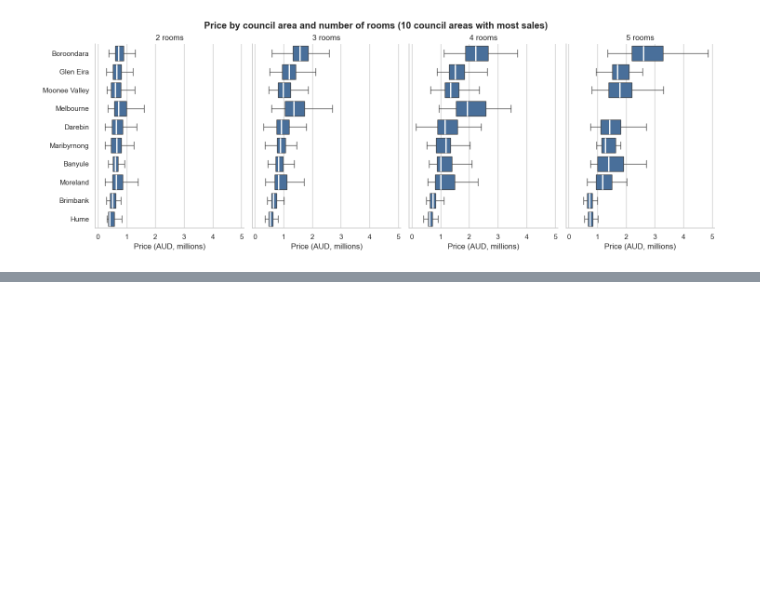
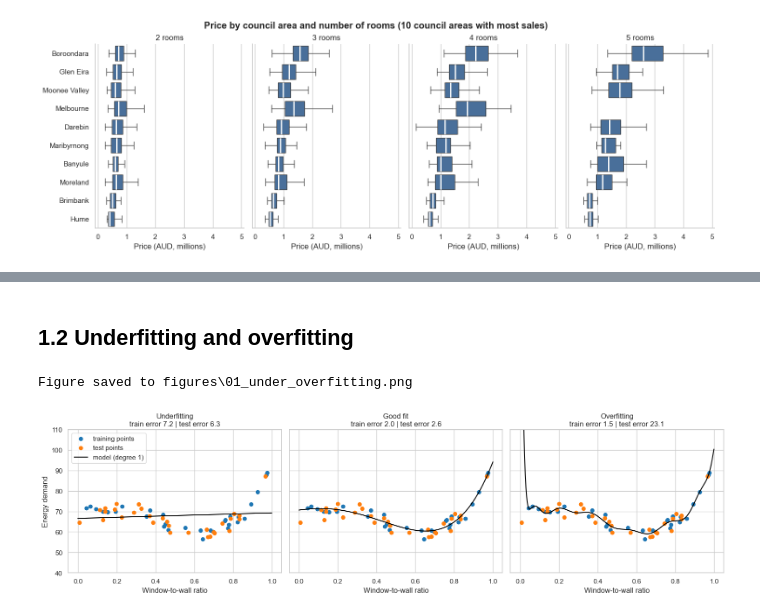
Before and after one commit to SindhujaDavuluri-IAAC/5-day1-assignment, a Jupyter notebook: Mel_data_cleaning_and_EDA_5.ipynb, the cells around one changed output, grey strips where cells are left out. Cells and saved outputs as stored; diff of their text form; code cells hidden in the pictures; blank space fills up the shorter version.

Commit message:
Second part of the 2Day, ready. Training the models

```diff
--- a/Mel_data_cleaning_and_EDA_5.ipynb
+++ b/Mel_data_cleaning_and_EDA_5.ipynb
@@ -1404,0 +1447,68 @@ Figure saved to figures\17_multivariate_price_rooms_by_council.png
+# %% [markdown]
+## 1.2 Underfitting and overfitting
+# %%
+# ==========================================
+# STEP: Underfitting vs Overfitting Example
+# ==========================================
+import matplotlib.pyplot as plt
+import numpy as np
+
+# Set random number generator with fixed seed for reproducibility
+rng = np.random.default_rng(RANDOM_STATE)
+
+
+# Define synthetic "true" ground-truth relationship with added Gaussian noise
+# x = window-to-wall ratio (range: 0 to 1)
+# y = energy demand (arbitrary units)
+def true_curve(x):
+    return 60 + 80 * (x - 0.35) ** 2 + 10 * np.sin(6 * x)
+
+
+# Generate 60 data points and add Gaussian noise
+x_all = rng.uniform(0, 1, 60)
+y_all = true_curve(x_all) + rng.normal(0, 3, 60)
+
+# Split dataset manually into 30 training and 30 test points
+x_tr, y_tr = x_all[:30], y_all[:30]
+x_te, y_te = x_all[30:], y_all[30:]
+
+# Define a smooth line space to display fitted model curves
+x_line = np.linspace(0, 1, 300)
+
+# Set up subplots for comparing Underfitting, Good Fit, and Overfitting
+fig, axes = plt.subplots(1, 3, figsize=(16, 4.5), sharey=True)
+
+for ax, degree, label in zip(
+    axes, [1, 4, 15], ["Underfitting", "Good fit", "Overfitting"]
+):
+    # Fit polynomial model to TRAINING set only
+    poly = np.polynomial.Polynomial.fit(x_tr, y_tr, degree)
+
+    # Compute Root Mean Squared Error (RMSE) for train and test sets
+    rmse_train = np.sqrt(np.mean((poly(x_tr) - y_tr) ** 2))
+    rmse_test = np.sqrt(np.mean((poly(x_te) - y_te) ** 2))
+
+    # Plot data points and model predictions
+    ax.scatter(x_tr, y_tr, color="tab:blue", label="training points")
+    ax.scatter(x_te, y_te, color="tab:orange", label="test points")
+    ax.plot(
+        x_line, poly(x_line), color="black", label=f"model (degree {degree})"
+    )
+
+    # Subplot formatting
+    ax.set_ylim(40, 110)
+    ax.set_title(
+        f"{label}\ntrain error {rmse_train:.1f} | test error {rmse_test:.1f}"
+    )
+    ax.set_xlabel("Window-to-wall ratio")
+
+axes[0].set_ylabel("Energy demand")
+axes[0].legend(loc="upper left")
+plt.tight_layout()
+
+# Save and visualize plot
+save_fig("01_under_overfitting")
+plt.show()
+# %% [output]
+Figure saved to figures\01_under_overfitting.png
+[figure, added]
```
Also changed, not shown: parts of 47 cells of this notebook, 7 other files.
